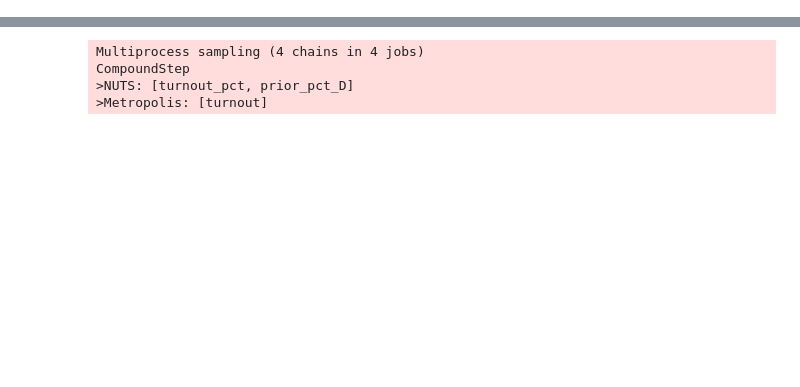
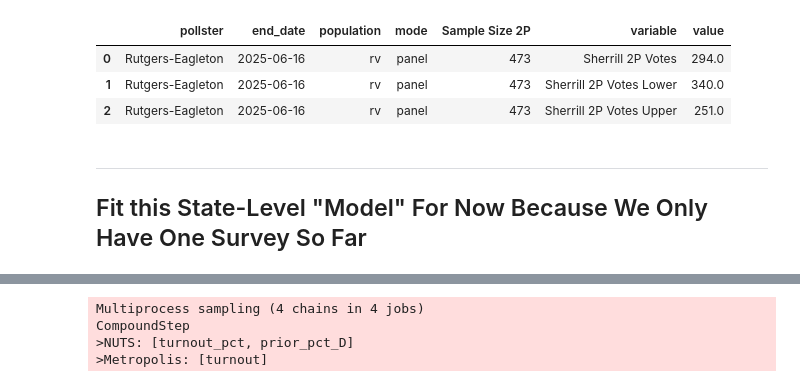
Before and after one commit to dmnapolitano/nj-governor, a Jupyter notebook: NJ Governor 2025 GE.ipynb, the cells around one changed output, grey strips where cells are left out. Cells and saved outputs as stored; diff of their text form; code cells hidden in the pictures; blank space fills up the shorter version.

```diff
--- a/NJ Governor 2025 GE.ipynb
+++ b/NJ Governor 2025 GE.ipynb
@@ -22,0 +38,31 @@ del past_vote_df["Weighted % D"]
+# %%
+survey_df["Sherrill 2P Lower"] = survey_df["Sherrill Lower"] / (survey_df["Ciattarelli Lower"] + survey_df["Sherrill Lower"])
+survey_df["Sherrill 2P Upper"] = survey_df["Sherrill Upper"] / (survey_df["Ciattarelli Upper"] + survey_df["Sherrill Upper"])
+survey_df["Sherrill 2P"] = survey_df["Sherrill 2P"] / 100
+# %%
+survey_df["Sample Size 2P Lower"] = (
+    survey_df["sample_size"] -
+    ((survey_df["Neither Lower"] / 100) * survey_df["sample_size"]) -
+    ((survey_df["Undecided Lower"] / 100) * survey_df["sample_size"])).round(0)
+# %%
+survey_df["Sample Size 2P Upper"] = (
+    survey_df["sample_size"] -
+    ((survey_df["Neither Upper"] / 100) * survey_df["sample_size"]) -
+    ((survey_df["Undecided Upper"] / 100) * survey_df["sample_size"])).round(0)
+# %%
+survey_df["Sherrill 2P Votes"] = (survey_df["Sherrill 2P"] * survey_df["Sample Size 2P"]).round(0)
+survey_df["Sherrill 2P Votes Lower"] = (survey_df["Sherrill 2P Lower"] * survey_df["Sample Size 2P Lower"]).round(0)
+survey_df["Sherrill 2P Votes Upper"] = (survey_df["Sherrill 2P Upper"] * survey_df["Sample Size 2P Upper"]).round(0)
+# %%
+id_cols = ["pollster", "end_date", "population", "mode", "Sample Size 2P"]
+
+survey_votes_df = survey_df[id_cols + ["Sherrill 2P Votes", "Sherrill 2P Votes Lower", "Sherrill 2P Votes Upper"]].melt(id_vars=id_cols)
+survey_votes_df
+# %% [output]
+|  | pollster | end_date | population | mode | Sample Size 2P | variable | value |
+| 0 | Rutgers-Eagleton | 2025-06-16 | rv | panel | 473 | Sherrill 2P Votes | 294.0 |
+| 1 | Rutgers-Eagleton | 2025-06-16 | rv | panel | 473 | Sherrill 2P Votes Lower | 340.0 |
+| 2 | Rutgers-Eagleton | 2025-06-16 | rv | panel | 473 | Sherrill 2P Votes Upper | 251.0 |
+# %% [markdown]
+---
+## Fit this State-Level "Model" For Now Because We Only Have One Survey So Far
```
Also changed, not shown: parts of 14 cells of this notebook.
